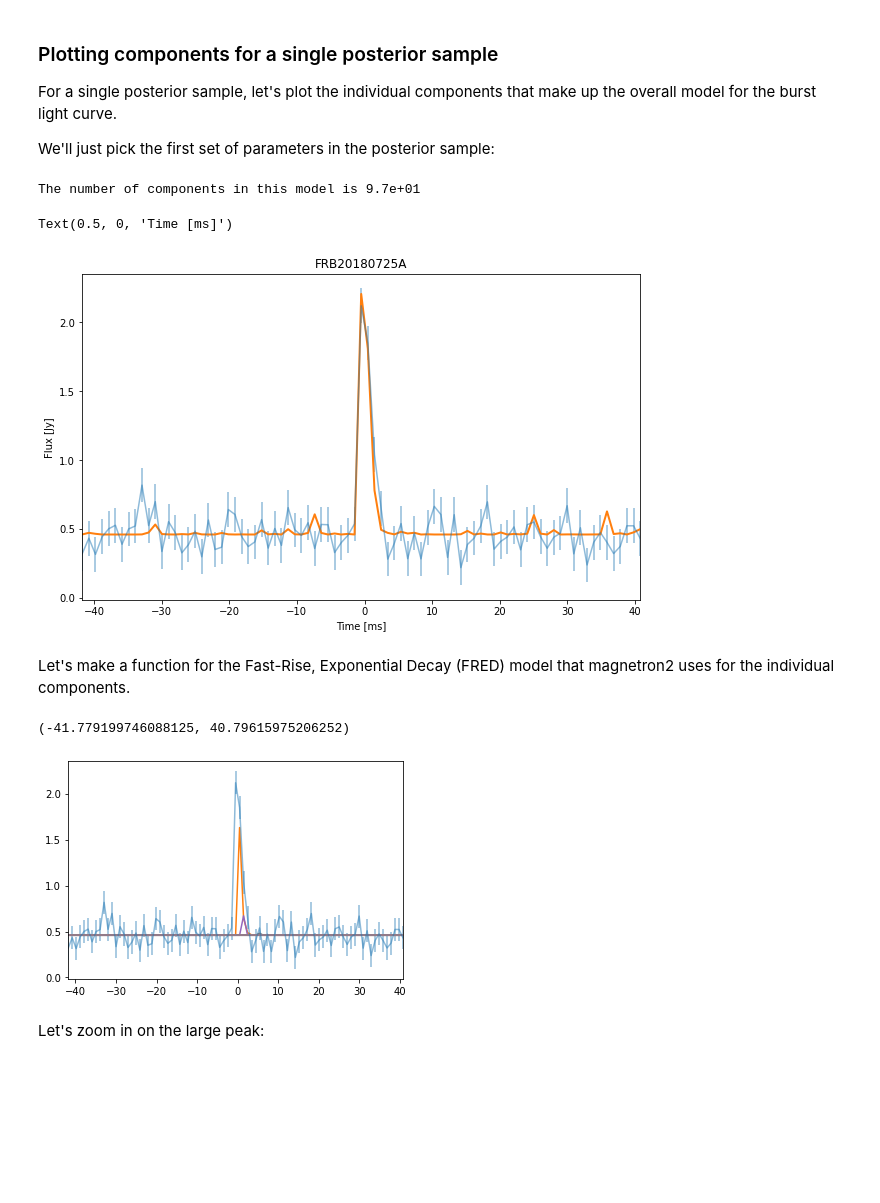
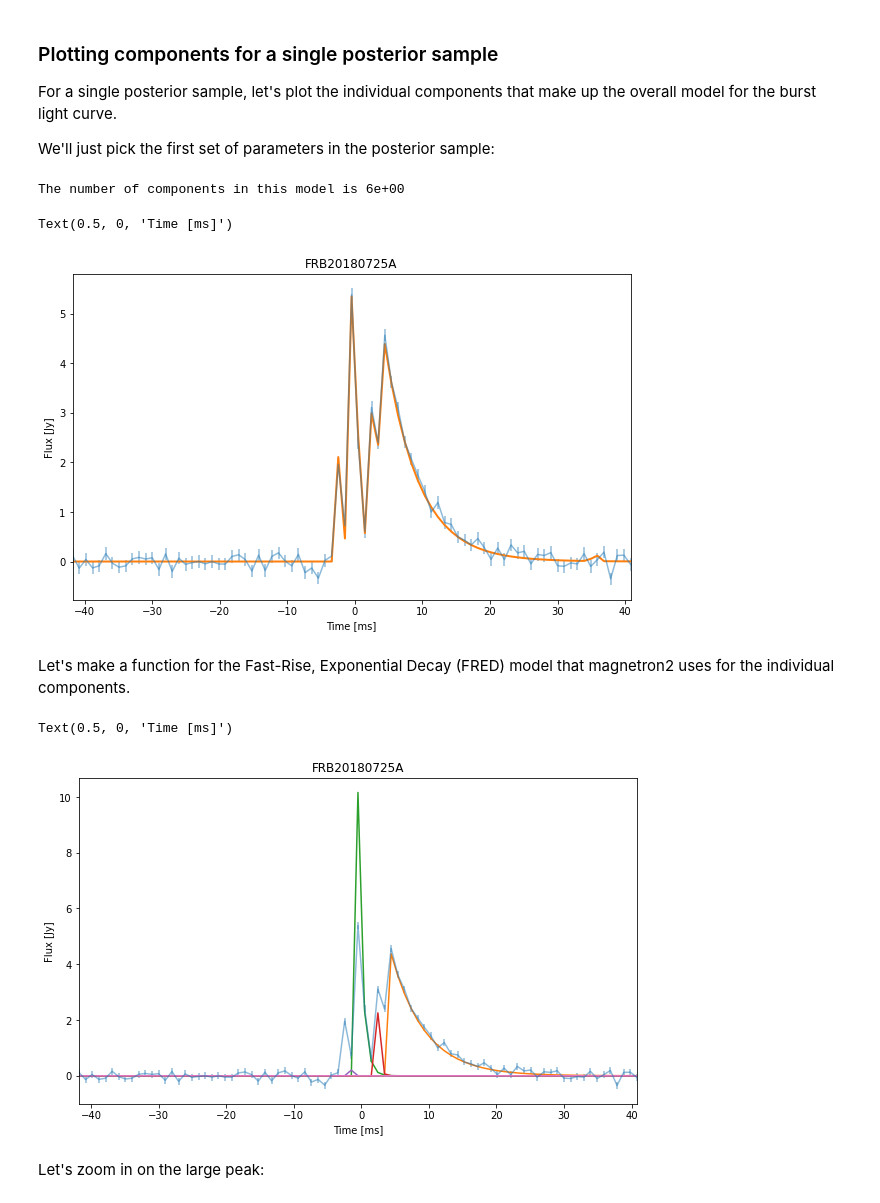
Before and after one commit to MHoogkamer/magnetron2_FRB, a Jupyter notebook: notebooks/ExploreOutput_FRBs.ipynb, the cells around one changed output. Saved outputs shown, nothing was run; the diff lists cells and outputs as text; code cells hidden in the pictures; blank space fills up the shorter version.

Commit message:
Added notebooks to prep data+lognormal prior ampl

```diff
--- a/notebooks/ExploreOutput_FRBs.ipynb
+++ b/notebooks/ExploreOutput_FRBs.ipynb
@@ -9,7 +8,7 @@ import scipy.stats
 datadir = "/home/mariska/UvA/magnetron2/data/"
 res_dir = "/home/mariska/UvA/magnetron2/output/"
 
-frb_name = "FRB20180725A_waterfall"
+frb_name = "FRB20180725A_fake4"
 # %% [markdown]
 ### Loading data
 # %%
@@ -49,28 +48,28 @@ compmax = list(set(compmax))[0]
 # as prior for the spike amplitudes
 # NOTE: IN LINEAR SPACE, NOT LOG
 hyper_mean_amplitude = sample[:,3]
-# hyper_sigma_amplitude = sample[:,4] NOT IN CHIME PRIORS
+hyper_sigma_amplitude = sample[:,4] # NOT IN CASE OF EXP AMPLITUDE PRIOR
 
 # hyper-parameter (mean) for the exponential distribution used
 # as prior for the spike rise time
 # NOTE: IN LINEAR SPACE, NOT LOG
-hyper_mean_risetime = sample[:,4]
-hyper_sigma_risetime = sample[:,5]
+hyper_mean_risetime = sample[:,5]
+hyper_sigma_risetime = sample[:,6]
 
 # hyper-parameters for the lower and upper limits of the uniform
 # distribution osed as a prior for the skew
-hyper_lowerlimit_skew = sample[:,6]
-hyper_upperlimit_skew = sample[:,7]
+hyper_lowerlimit_skew = sample[:,7]
+hyper_upperlimit_skew = sample[:,8]
 
 ## distribution over number of model components
-nbursts = sample[:, 8]
+nbursts = sample[:, 9]
 #print(nbursts)
 
 # individual burst parameters for all 100 components
-npos = sample[:,9:109] # peak position for all burst components
-amp = sample[:,109:209] # amplitude for all burst components
-scale = sample[:,209:309] # rise time for all burst components
-skew = sample[:, 309:409] # skewness parameter for all burst components
+npos = sample[:,10:110] # peak position for all burst components
+amp = sample[:,110:210] # amplitude for all burst components
+scale = sample[:,210:310] # rise time for all burst components
+skew = sample[:, 310:410] # skewness parameter for all burst components
 
 # put all of the parameters together
 pars_all = np.array([npos, amp, scale, skew]).T
@@ -127,7 +126,7 @@ For a single posterior sample, let's plot the individual components that make up
 
 We'll just pick the first set of parameters in the posterior sample:
 # %%
-idx = 0 # index for the first posterior sample
+idx = 10 # index for the first posterior sample
 
 n = nbursts[idx] # number of components in the burst
 print("The number of components in this model is " + str(n))
@@ -136,7 +135,7 @@ pars = pars_all[:, idx, :] # get out all of the parameters for that model
 pars = pars[:int(n),:] # I only need the parameters that are non-zero and correspond to real components
 bkg_level = bkg[idx] # get background level for that model
 # %% [output]
-The number of components in this model is 9.7e+01
+The number of components in this model is 6e+00
 # %%
 fig, ax = plt.subplots(1, 1, figsize=(10,6))
 
@@ -151,17 +150,21 @@ ax.set_ylabel("Flux [Jy]")
 ax.set_xlabel("Time [ms]")
 # %% [output]
 Text(0.5, 0, 'Time [ms]')
-[figure, old version]
+[figure, new version]
 # %% [markdown]
 Let's make a function for the Fast-Rise, Exponential Decay (FRED) model that magnetron2 uses for the individual components.
 # %%
 def twoexp(time, theta, bkg_level):
-    """ The model method contains the actual function definition.
-    Returns a numpy-array of size len(self.times)
+    """ The function definition for a Fast-Rise Exponential-Decay (FRED) model.
+
     Parameters:
-    event_time = start time of word relative to start time of time series
-    scale = horizontal scale parameter to stretch/compress word
-    skew = skewness parameter: how much faster is the rise than the decay?
+    theta = list containing the peak position, amplitude, rise time
+    and skewness of the model lightcurve
+    time = time series of the actual lightcurve
+    bkg_level = average level of the background noise (default: 0)
+
+    Returns:
+    Numpy-array of size len(self.times) with flux values.
     """
     t0 = theta[0]
     amp = theta[1]
@@ -177,30 +180,34 @@ def twoexp(time, theta, bkg_level):
 
     return y
 # %%
-fig, ax = plt.subplots(1, 1, figsize=(6,4))
+fig, ax = plt.subplots(1, 1, figsize=(10,6))
 
 # plot the data
 ax.errorbar(time, flux, yerr=flux_err, alpha=0.5)
 
 # make an empty array for the total model fluxes
 ymodel = np.zeros_like(time)
 
 # loop over the components
 for p in pars:
     # compute single component flux
     ytest = twoexp(time, p, bkg_level)
 
     # add component to the total flux
     ymodel += ytest
 
     # plot just the component
     ax.plot(time, ytest)
 
 # set x-range
 ax.set_xlim(time[0], time[-1])
+ax.set_xlim(time[0], time[-1])
+ax.set_title(frb_name.split("_")[0])
+ax.set_ylabel("Flux [Jy]")
+ax.set_xlabel("Time [ms]")
 # %% [output]
-(-41.779199746088125, 40.79615975206252)
+Text(0.5, 0, 'Time [ms]')
-[figure, old version]
+[figure, new version]
 # %% [markdown]
 Let's zoom in on the large peak:
 # %%
```
Also changed, not shown: parts of 5 cells of this notebook, 8 other files.
